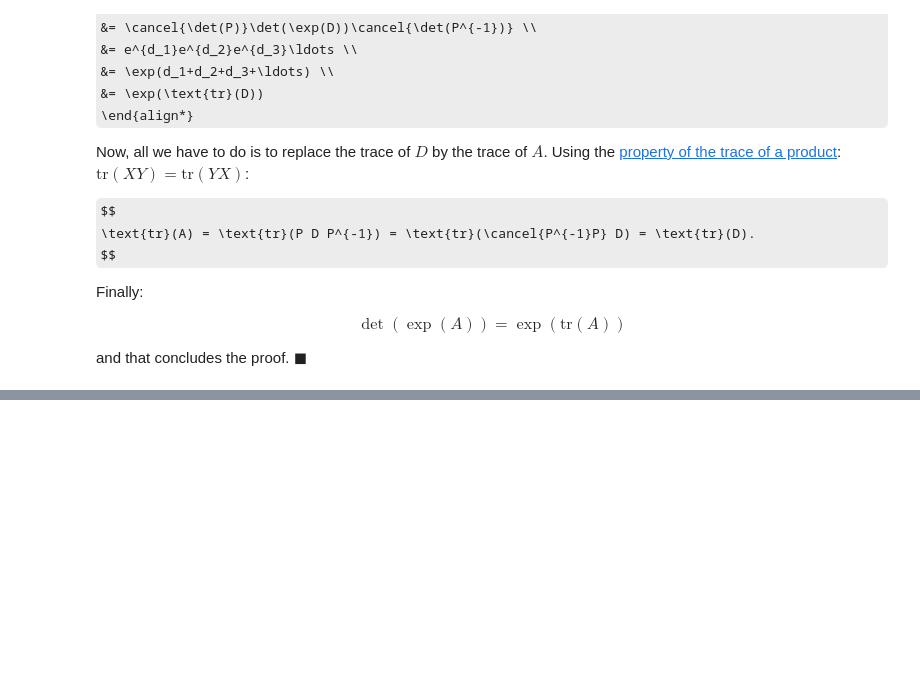
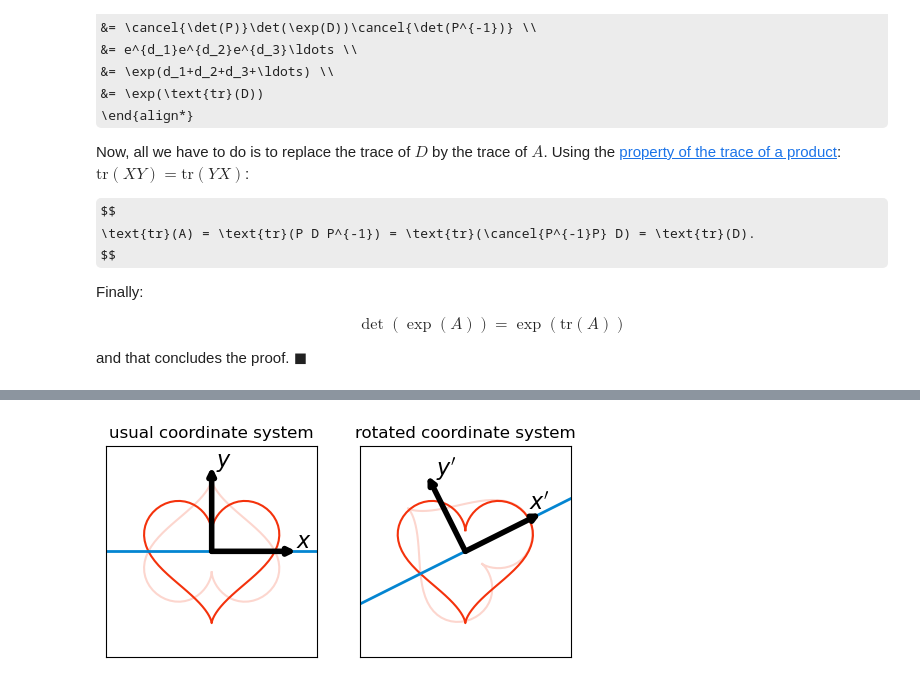
Before and after one commit to yairmau/mishmash, a Jupyter notebook: lie_algebra/basic_properties.ipynb, the cells around one changed output, grey strips where cells are left out. Saved outputs shown, nothing was run; the diff lists cells and outputs as text; code cells hidden in the pictures; some formulas as TeX source; blank space fills up the shorter version.

```diff
--- a/lie_algebra/basic_properties.ipynb
+++ b/lie_algebra/basic_properties.ipynb
@@ -84,0 +229,30 @@ and that concludes the proof. $\blacksquare$
+# %%
+#| code-summary: conjugation of k and g applied to a heart shape
+fig, ax = plt.subplots(1, 2, sharey=True, figsize=(6, 3))
+
+ax[0].plot(heart[0], heart[1], color=red)
+ax[0].plot(heart_x[0], heart_x[1], color=red, alpha=0.2)
+ax[0].axhline(0, color=blue, lw=2)
+ax[0].set_aspect('equal')
+ax[0].set(title='usual coordinate system', xlim=x_oblique_axis, ylim=x_oblique_axis, xticks=[], yticks=[])
+ax[0].annotate("", xy=(20, 0), xytext=(0, 0), fontsize=10, color="black", arrowprops=dict(arrowstyle="->", facecolor='black', lw=4, shrinkA=0, shrinkB=0),)
+ax[0].annotate("", xy=(0, 20), xytext=(0, 0), fontsize=10, color="black", arrowprops=dict(arrowstyle="->", facecolor='black', lw=4, shrinkA=0, shrinkB=0),)
+ax[0].text(20, 1, r'$x$', fontsize=16, color="black")
+ax[0].text(1, 20, r'$y$', fontsize=16, color="black")
+
+ex = np.array([[20,0]])
+x_prime = rotate(theta) @ ex.T
+why = np.array([[0,20]])
+y_prime = rotate(theta) @ why.T
+
+ax[1].plot(heart[0], heart[1], color=red)
+ax[1].plot(heart_minus_theta_flipped_plus_theta[0], heart_minus_theta_flipped_plus_theta[1], color=red, alpha=0.2)
+ax[1].plot(oblique_axis[0], oblique_axis[1], color=blue, lw=2)
+ax[1].set_aspect('equal')
+ax[1].set(title='rotated coordinate system', xlim=x_oblique_axis, ylim=x_oblique_axis, xticks=[], yticks=[])
+ax[1].annotate("", xy=x_prime, xytext=(0, 0), fontsize=10, color="black", arrowprops=dict(arrowstyle="->", facecolor='black', lw=4, shrinkA=0, shrinkB=0),)
+ax[1].annotate("", xy=y_prime, xytext=(0, 0), fontsize=10, color="black", arrowprops=dict(arrowstyle="->", facecolor='black', lw=4, shrinkA=0, shrinkB=0),)
+ax[1].text(15, 10, r"$x'$", fontsize=16, color="black")
+ax[1].text(-7, 18, r"$y'$", fontsize=16, color="black");
+# %% [output]
+[figure, added]
```
Also changed, not shown: parts of 10 cells of this notebook, 31 other files.
